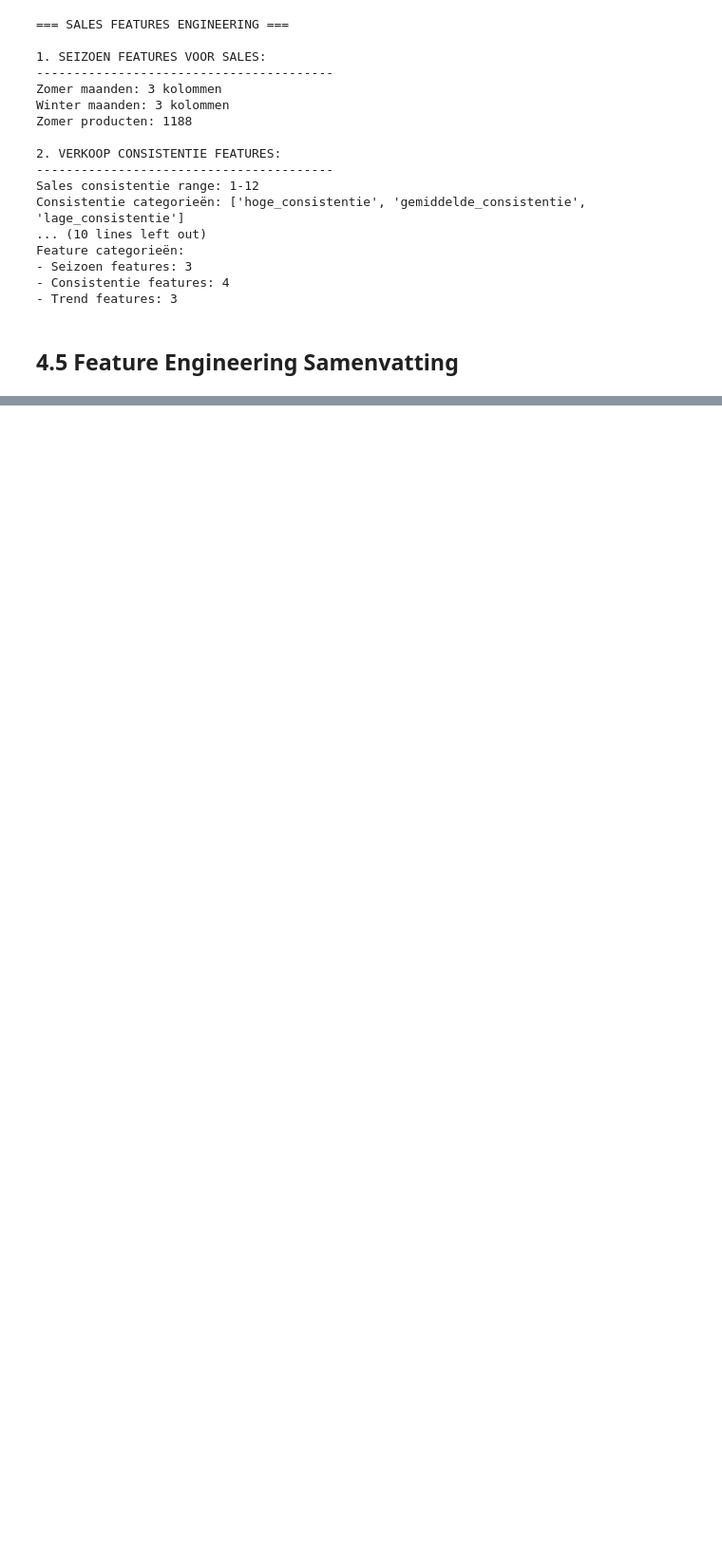
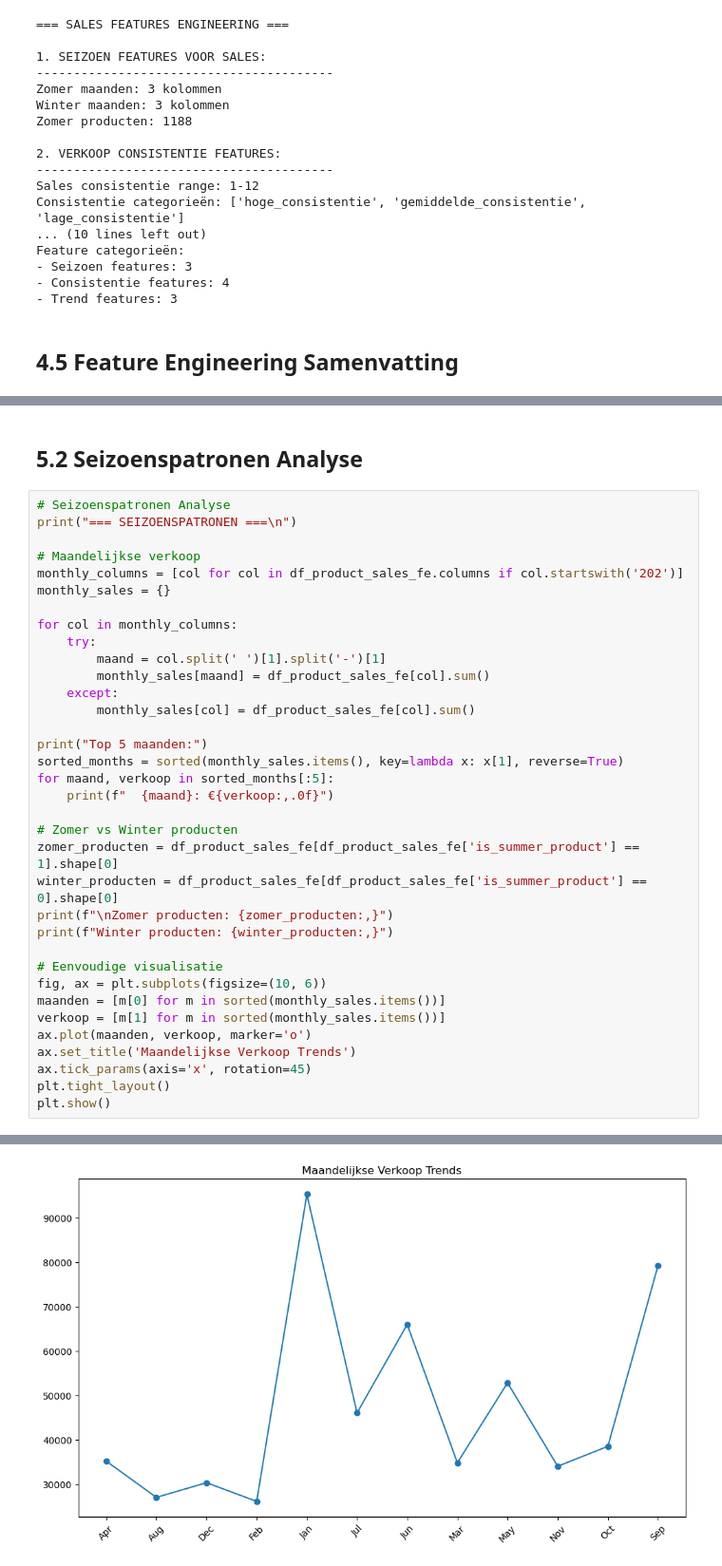
Before and after one commit to Chaimaebz/datalab3, a Jupyter notebook: Mantagifts_Data_Project_Clean.ipynb, the cells around one changed output, grey strips where cells are left out. Shown at 95% size. Drawn from its saved outputs; the diff is of its cells as text; blank space fills up the shorter version.

```diff
--- a/Mantagifts_Data_Project_Clean.ipynb
+++ b/Mantagifts_Data_Project_Clean.ipynb
@@ -940,0 +839,38 @@ Feature engineering succesvol voltooid: ✓
+# %% [markdown]
+## 5.2 Seizoenspatronen Analyse
+# %%
+# Seizoenspatronen Analyse
+print("=== SEIZOENSPATRONEN ===\n")
+
+# Maandelijkse verkoop
+monthly_columns = [col for col in df_product_sales_fe.columns if col.startswith('202')]
+monthly_sales = {}
+
+for col in monthly_columns:
+    try:
+        maand = col.split(' ')[1].split('-')[1]
+        monthly_sales[maand] = df_product_sales_fe[col].sum()
+    except:
+        monthly_sales[col] = df_product_sales_fe[col].sum()
+
+print("Top 5 maanden:")
+sorted_months = sorted(monthly_sales.items(), key=lambda x: x[1], reverse=True)
+for maand, verkoop in sorted_months[:5]:
+    print(f"  {maand}: €{verkoop:,.0f}")
+
+# Zomer vs Winter producten
+zomer_producten = df_product_sales_fe[df_product_sales_fe['is_summer_product'] == 1].shape[0]
+winter_producten = df_product_sales_fe[df_product_sales_fe['is_summer_product'] == 0].shape[0]
+print(f"\nZomer producten: {zomer_producten:,}")
+print(f"Winter producten: {winter_producten:,}")
+
+# Eenvoudige visualisatie
+fig, ax = plt.subplots(figsize=(10, 6))
+maanden = [m[0] for m in sorted(monthly_sales.items())]
+verkoop = [m[1] for m in sorted(monthly_sales.items())]
+ax.plot(maanden, verkoop, marker='o')
+ax.set_title('Maandelijkse Verkoop Trends')
+ax.tick_params(axis='x', rotation=45)
+plt.tight_layout()
+plt.show()
+# %% [output]
@@ -940,0 +897 @@ Feature engineering succesvol voltooid: ✓
+[figure, added]
```
Also changed, not shown: parts of 18 cells of this notebook.
